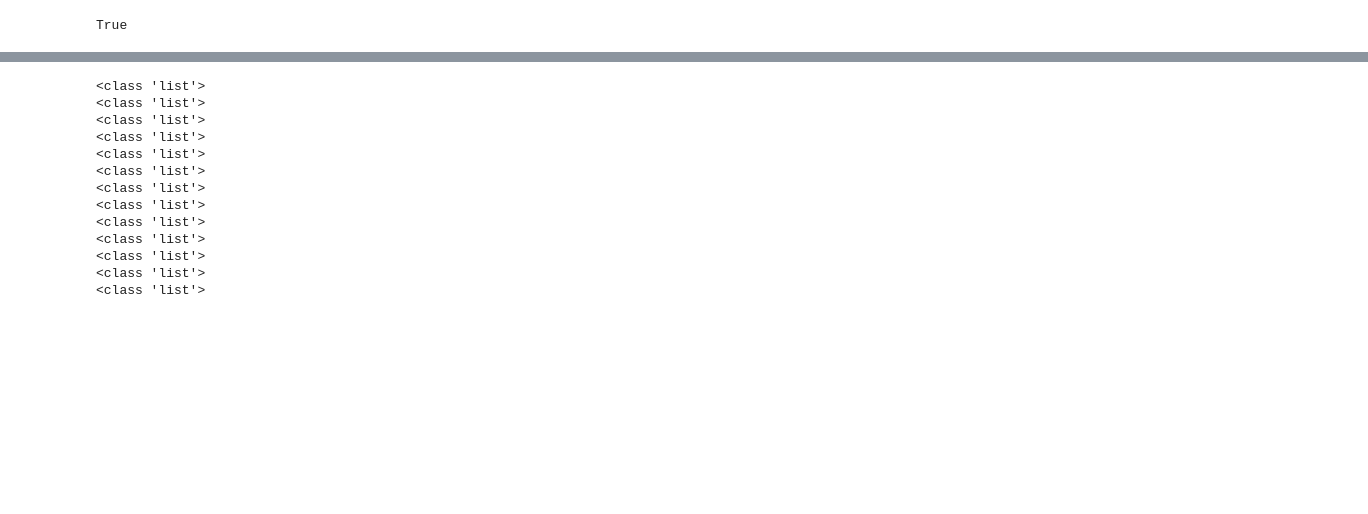
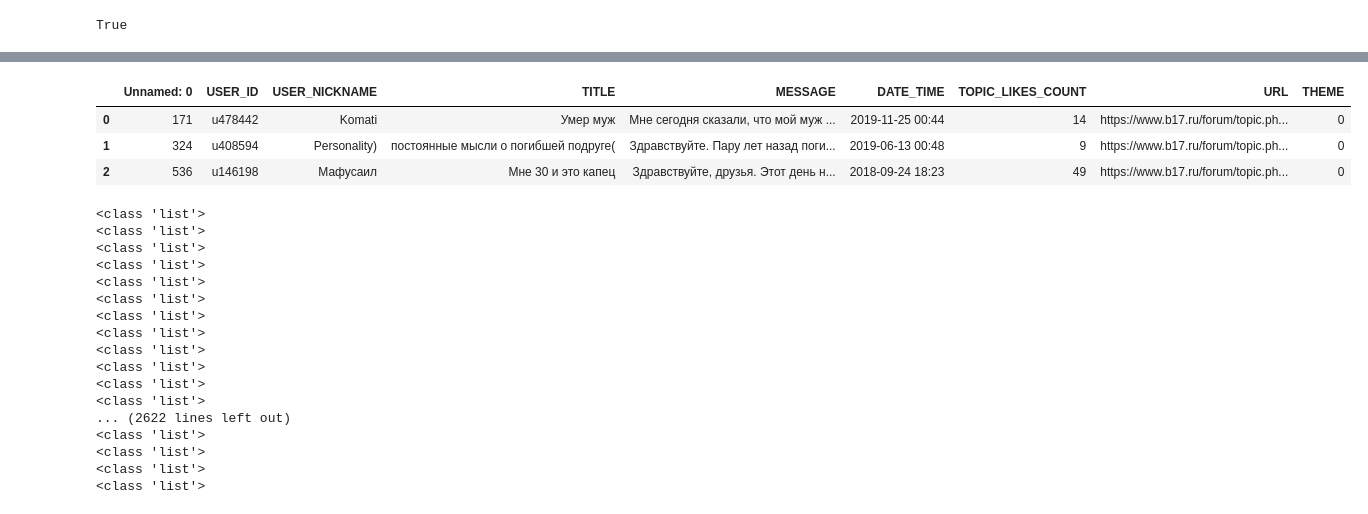
Before and after one commit to winkey1rd/Text-Data-analysis, a Jupyter notebook: Text_Data_analysis.ipynb, the cells around one changed output, grey strips where cells are left out. Cells and saved outputs as stored; diff of their text form; code cells hidden in the pictures; blank space fills up the shorter version.

```diff
--- a/Text_Data_analysis.ipynb
+++ b/Text_Data_analysis.ipynb
@@ -575,13 +623,20 @@ plt.show()
+# %%
+test = pd.read_csv('test.csv', header=0)
+test[:3]
+# %% [output]
+|  | Unnamed: 0 | USER_ID | USER_NICKNAME | TITLE | MESSAGE | DATE_TIME | TOPIC_LIKES_COUNT | URL | THEME |
+| 0 | 171 | u478442 | Komati | Умер муж | Мне сегодня сказали, что мой муж ... | 2019-11-25 00:44 | 14 | https://www.b17.ru/forum/topic.ph... | 0 |
+| 1 | 324 | u408594 | Personality) | постоянные мысли о погибшей подруге( | Здравствуйте. Пару лет назад поги... | 2019-06-13 00:48 | 9 | https://www.b17.ru/forum/topic.ph... | 0 |
+| 2 | 536 | u146198 | Мафусаил | Мне 30 и это капец | Здравствуйте, друзья. Этот день н... | 2018-09-24 18:23 | 49 | https://www.b17.ru/forum/topic.ph... | 0 |
 # %%
 x_test = test['MESSAGE']
 # %%
 upd_x_test = []
 i = 0
 
-while i<file_names_size:
-  upd_test = token_and_stem(x_test[i])
+for i in x_test:
+  upd_test = token_and_stem(i)
   upd_x_test.append(upd_test)
-  i = i + 1
 # %% [output]
 <class 'list'>
 <class 'list'>
@@ -595,7 +650,11 @@ while i<file_names_size:
 <class 'list'>
 <class 'list'>
 <class 'list'>
+... (2622 lines left out)
 <class 'list'>
+<class 'list'>
+<class 'list'>
+<class 'list'>
 # %%
 tokens = []
 test = []
```
Also changed, not shown: parts of 37 cells of this notebook.
